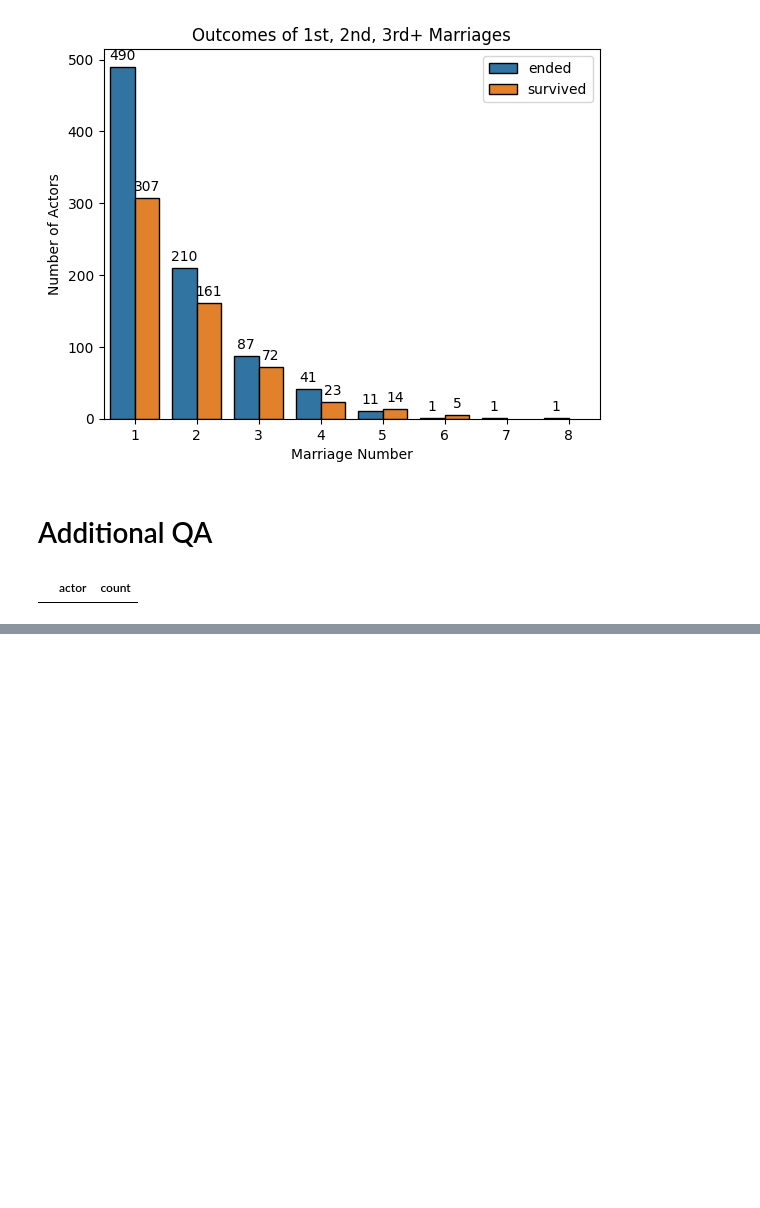
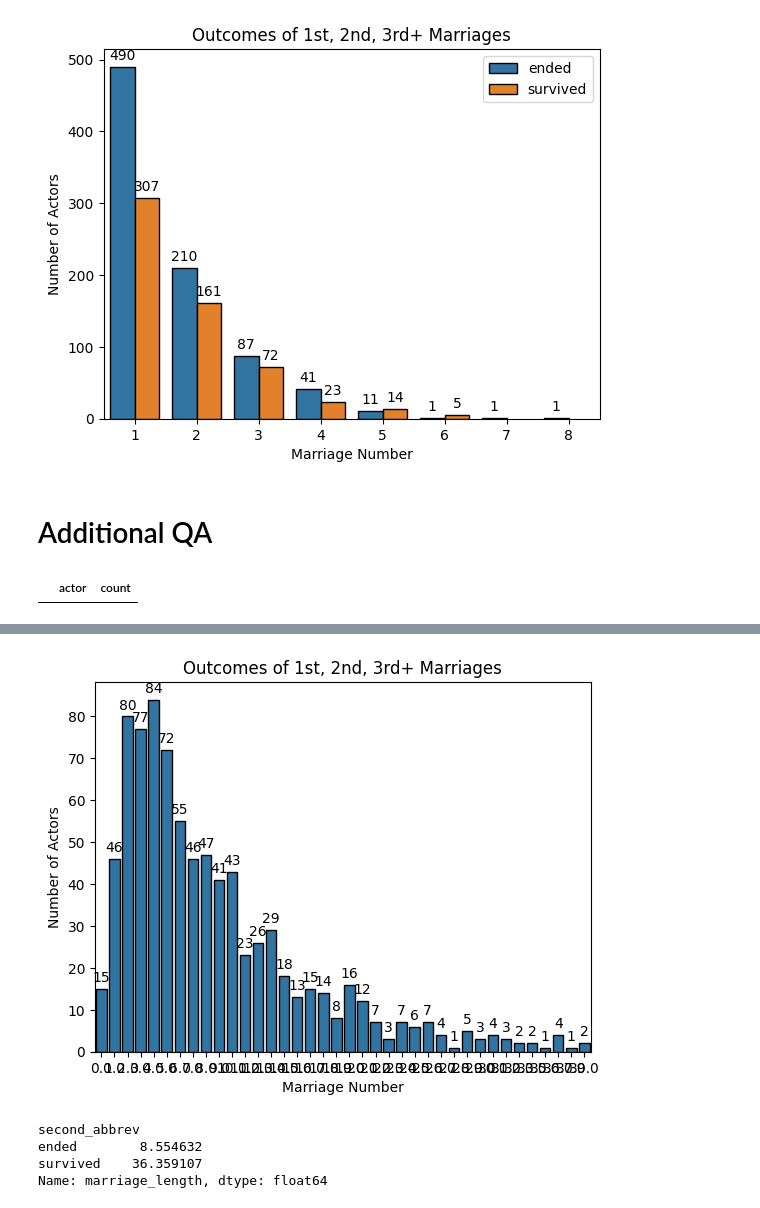
Before and after one commit to arjungup740/hollywood-divorce-rates, a Jupyter notebook: present.ipynb, the cells around one changed output, grey strips where cells are left out. Drawn from its saved outputs; the diff is of its cells as text; code cells hidden in the pictures; blank space fills up the shorter version.

```diff
--- a/present.ipynb
+++ b/present.ipynb
@@ -363,0 +382,18 @@ working[working['actor'] == 'Judy Garland']
+# %%
+x = 'marriage_length'
+y = 'actor'
+hue = 'second_abbrev'
+df = working[working['second_abbrev'] == 'ended'].groupby('marriage_length')['actor'].count().reset_index()
+xlabel = 'Marriage Number'
+ylabel = 'Number of Actors'
+title = 'Outcomes of 1st, 2nd, 3rd+ Marriages'
+basic_barchart(x, y, df, xlabel, ylabel, title)
+# %% [output]
+[figure, added]
+# %%
+working.groupby('second_abbrev')['marriage_length'].mean()
+# %% [output]
+second_abbrev
+ended        8.554632
+survived    36.359107
+Name: marriage_length, dtype: float64
```
Also changed, not shown: parts of 2 cells of this notebook.
